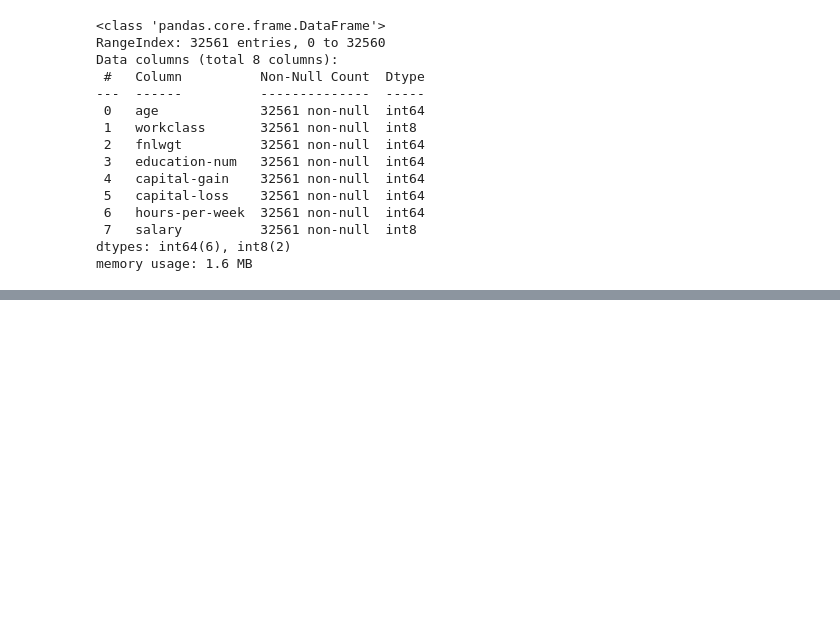
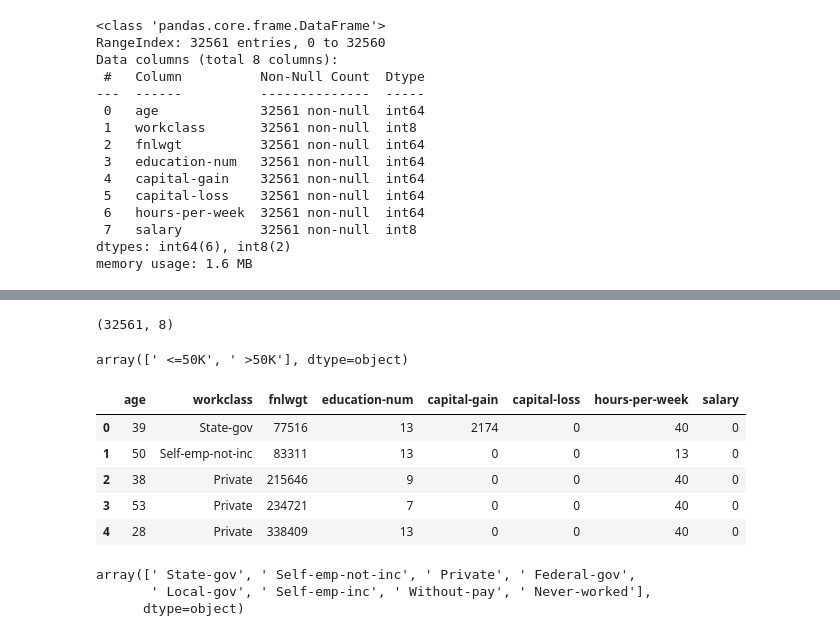
Before and after one commit to chandansinghthakur/adult_census_income_prediction, a Jupyter notebook: notebook/ex2.ipynb, the cells around one changed output, grey strips where cells are left out. Cells and saved outputs as stored; diff of their text form; code cells hidden in the pictures; blank space fills up the shorter version.

```diff
--- a/notebook/ex2.ipynb
+++ b/notebook/ex2.ipynb
@@ -592,0 +596,2 @@ memory usage: 1.6 MB
+# %%
+df = pd.read_csv("E:\\ML_project_2\\adult_census_income_prediction\\demo.csv")
@@ -592,0 +636,2 @@ memory usage: 1.6 MB
+# %%
+df.drop(['workclass'], axis=1, inplace=True)
@@ -592,0 +658,25 @@ memory usage: 1.6 MB
+# %%
+df.shape
+# %% [output]
+(32561, 8)
+# %%
+df['salary'].unique()
+# %% [output]
+array([' <=50K', ' >50K'], dtype=object)
+# %%
+df['salary']=df['salary'].map({' <=50K': 0, ' >50K': 1})
+# %%
+df.head()
+# %% [output]
+|  | age | workclass | fnlwgt | education-num | capital-gain | capital-loss | hours-per-week | salary |
+| 0 | 39 | State-gov | 77516 | 13 | 2174 | 0 | 40 | 0 |
+| 1 | 50 | Self-emp-not-inc | 83311 | 13 | 0 | 0 | 13 | 0 |
+| 2 | 38 | Private | 215646 | 9 | 0 | 0 | 40 | 0 |
+| 3 | 53 | Private | 234721 | 7 | 0 | 0 | 40 | 0 |
+| 4 | 28 | Private | 338409 | 13 | 0 | 0 | 40 | 0 |
+# %%
+df['workclass'].unique()
+# %% [output]
+array([' State-gov', ' Self-emp-not-inc', ' Private', ' Federal-gov',
+       ' Local-gov', ' Self-emp-inc', ' Without-pay', ' Never-worked'],
+      dtype=object)
```
Also changed, not shown: parts of 11 cells of this notebook, 38 other files.
